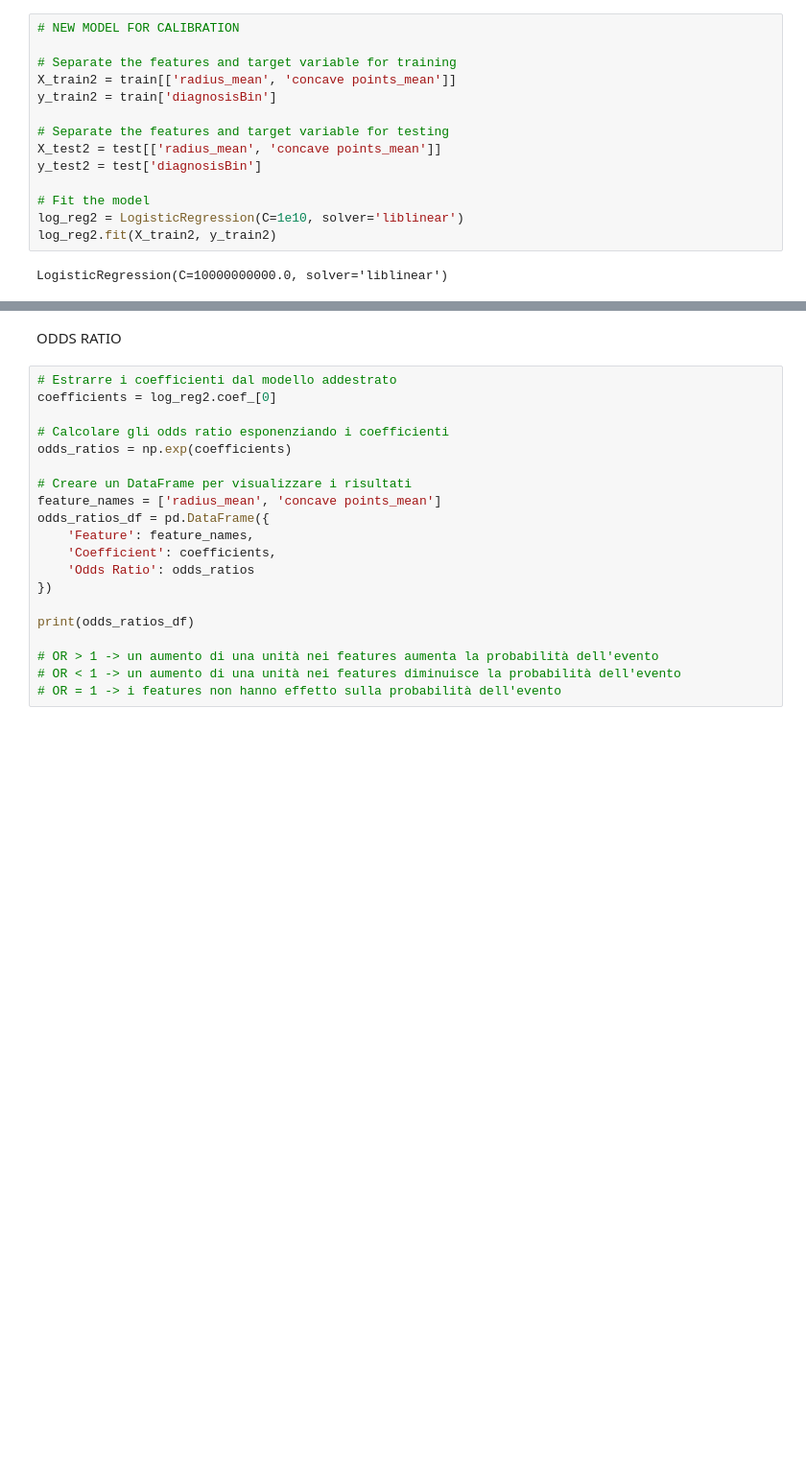
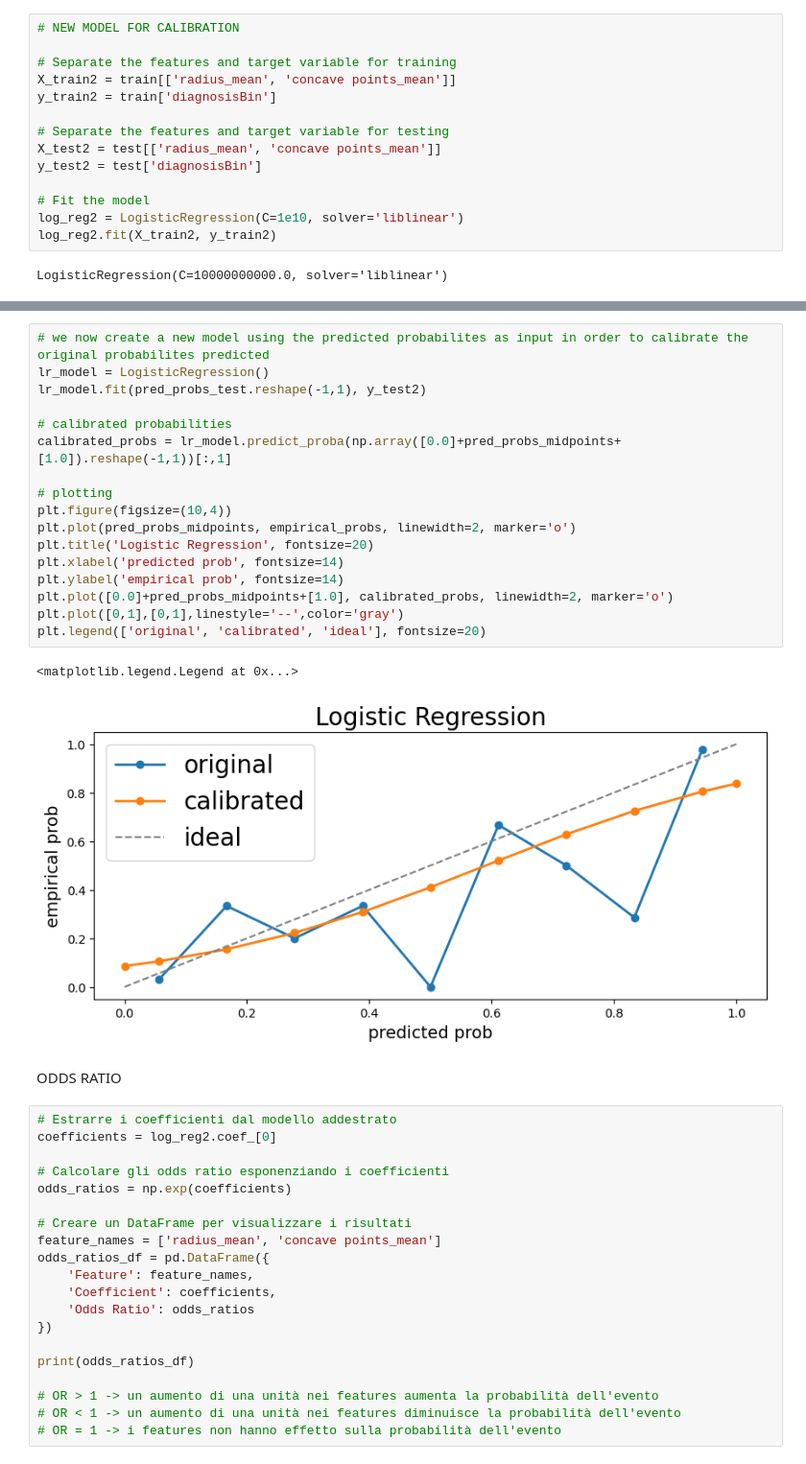
Before and after one commit to LeonardoMicheluz/progettoHealth, a Jupyter notebook: index_Micheluz.ipynb, the cells around one changed output, grey strips where cells are left out. Shown at 96% size. Cells and saved outputs as stored; diff of their text form; blank space fills up the shorter version.

```diff
--- a/index_Micheluz.ipynb
+++ b/index_Micheluz.ipynb
@@ -365,3 +332,23 @@ brier_score_loss(y_test2, calib_prob_pos)
+# %%
+# we now create a new model using the predicted probabilites as input in order to calibrate the original probabilites predicted
+lr_model = LogisticRegression()
+lr_model.fit(pred_probs_test.reshape(-1,1), y_test2)
+
+# calibrated probabilities
+calibrated_probs = lr_model.predict_proba(np.array([0.0]+pred_probs_midpoints+[1.0]).reshape(-1,1))[:,1]
+
+# plotting
+plt.figure(figsize=(10,4))
+plt.plot(pred_probs_midpoints, empirical_probs, linewidth=2, marker='o')
+plt.title('Logistic Regression', fontsize=20)
+plt.xlabel('predicted prob', fontsize=14)
+plt.ylabel('empirical prob', fontsize=14)
+plt.plot([0.0]+pred_probs_midpoints+[1.0], calibrated_probs, linewidth=2, marker='o')
+plt.plot([0,1],[0,1],linestyle='--',color='gray')
+plt.legend(['original', 'calibrated', 'ideal'], fontsize=20)
+# %% [output]
+<matplotlib.legend.Legend at 0x...>
+[figure, added]
 # %% [markdown]
 ODDS RATIO
 # %%
```
Also changed, not shown: parts of 21 cells of this notebook.
